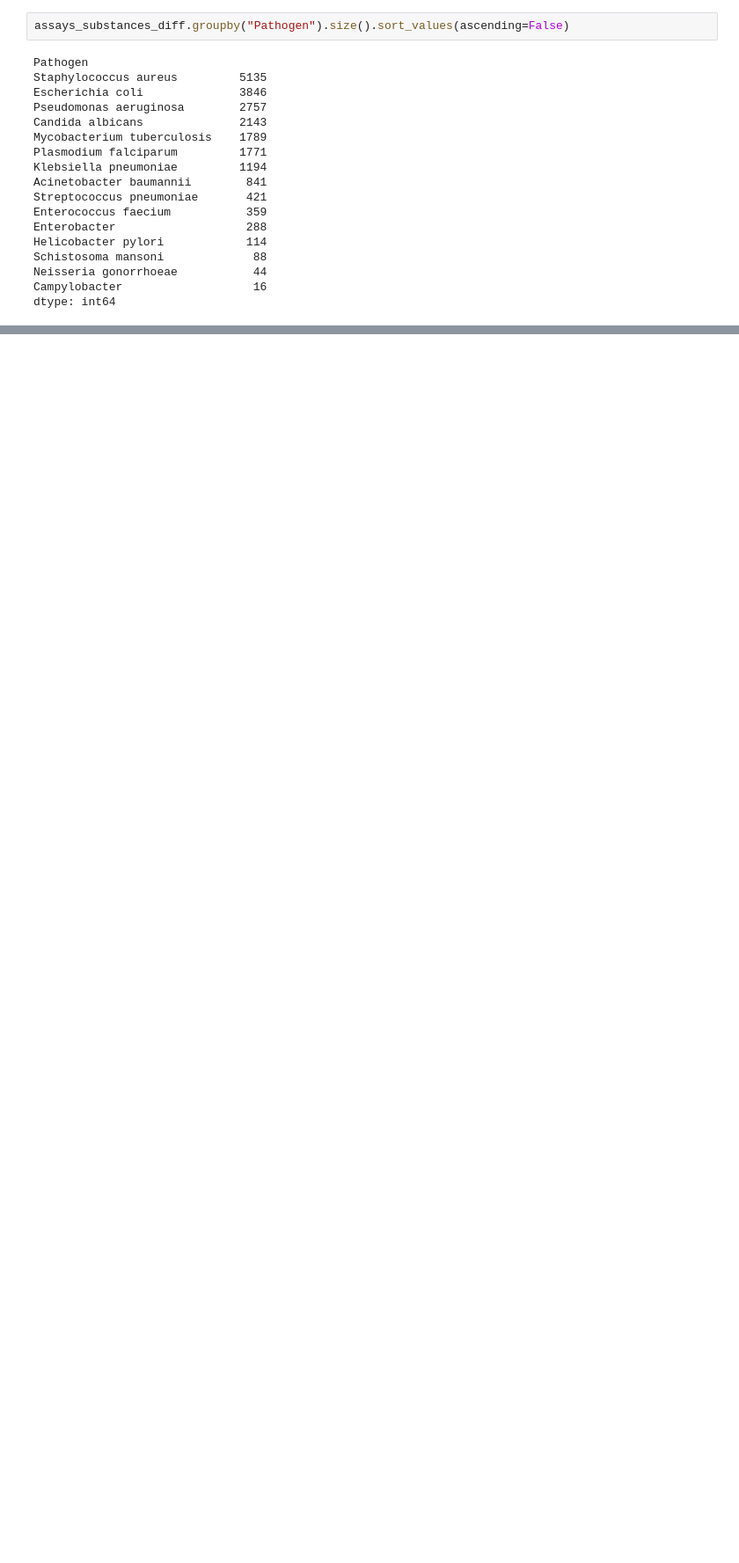
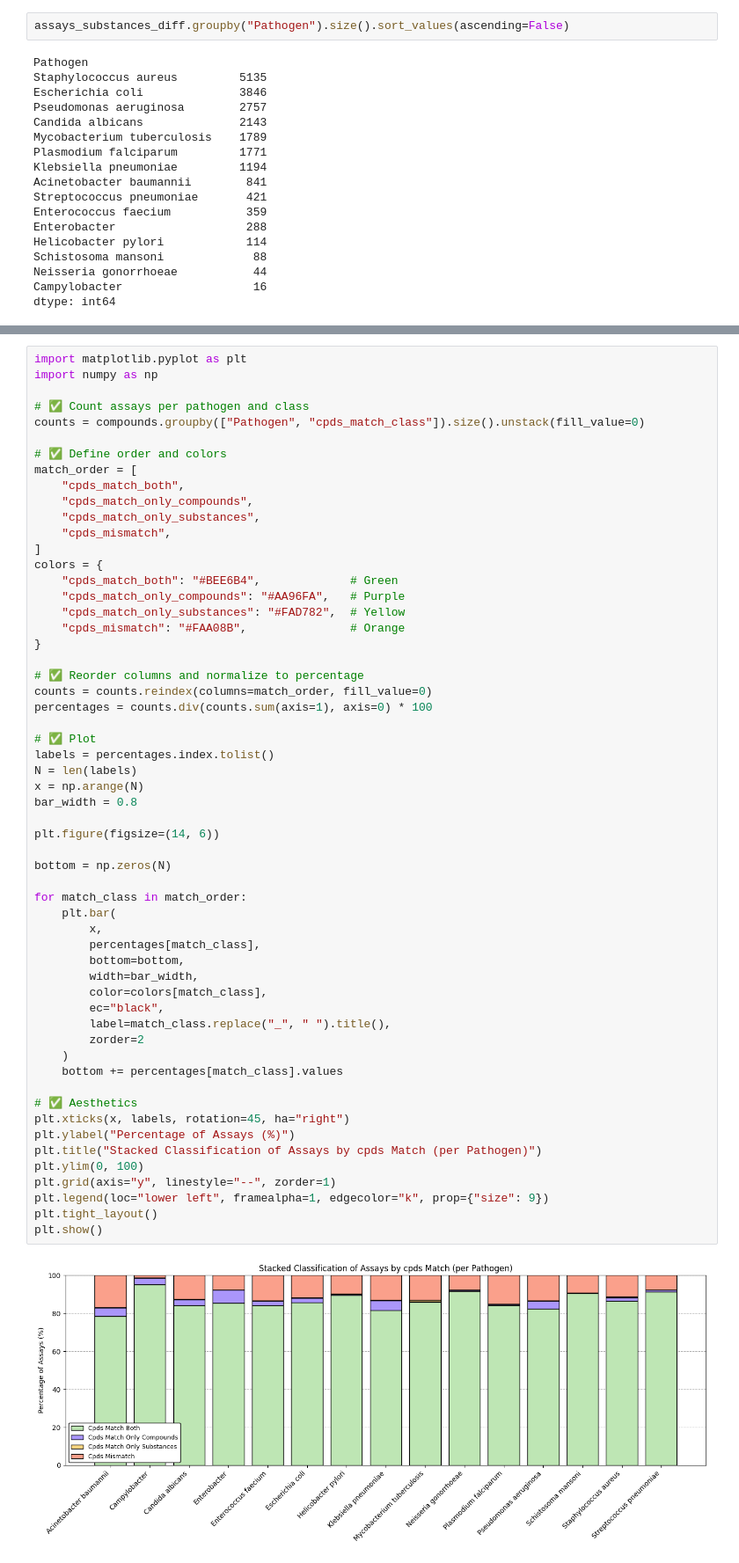
Before and after one commit to ersilia-os/pubchem-antimicrobial-tasks, a Jupyter notebook: notebooks/001_pathogens_of_interest_taxid.ipynb, the cells around one changed output, grey strips where cells are left out. Shown at 88% size. Drawn from its saved outputs; the diff is of its cells as text; blank space fills up the shorter version.

```diff
--- a/notebooks/001_pathogens_of_interest_taxid.ipynb
+++ b/notebooks/001_pathogens_of_interest_taxid.ipynb
@@ -1601,0 +1606,59 @@ assays_compunds_diff[
+# %%
+import matplotlib.pyplot as plt
+import numpy as np
+
+# ✅ Count assays per pathogen and class
+counts = compounds.groupby(["Pathogen", "cpds_match_class"]).size().unstack(fill_value=0)
+
+# ✅ Define order and colors
+match_order = [
+    "cpds_match_both",
+    "cpds_match_only_compounds",
+    "cpds_match_only_substances",
+    "cpds_mismatch",
+]
+colors = {
+    "cpds_match_both": "#BEE6B4",             # Green
+    "cpds_match_only_compounds": "#AA96FA",   # Purple
+    "cpds_match_only_substances": "#FAD782",  # Yellow
+    "cpds_mismatch": "#FAA08B",               # Orange
+}
+
+# ✅ Reorder columns and normalize to percentage
+counts = counts.reindex(columns=match_order, fill_value=0)
+percentages = counts.div(counts.sum(axis=1), axis=0) * 100
+
+# ✅ Plot
+labels = percentages.index.tolist()
+N = len(labels)
+x = np.arange(N)
+bar_width = 0.8
+
+plt.figure(figsize=(14, 6))
+
+bottom = np.zeros(N)
+
+for match_class in match_order:
+    plt.bar(
+        x,
+        percentages[match_class],
+        bottom=bottom,
+        width=bar_width,
+        color=colors[match_class],
+        ec="black",
+        label=match_class.replace("_", " ").title(),
+        zorder=2
+    )
+    bottom += percentages[match_class].values
+
+# ✅ Aesthetics
+plt.xticks(x, labels, rotation=45, ha="right")
+plt.ylabel("Percentage of Assays (%)")
+plt.title("Stacked Classification of Assays by cpds Match (per Pathogen)")
+plt.ylim(0, 100)
+plt.grid(axis="y", linestyle="--", zorder=1)
+plt.legend(loc="lower left", framealpha=1, edgecolor="k", prop={"size": 9})
+plt.tight_layout()
+plt.show()
+# %% [output]
+[figure, added]
```
Also changed, not shown: parts of 3 cells of this notebook.
